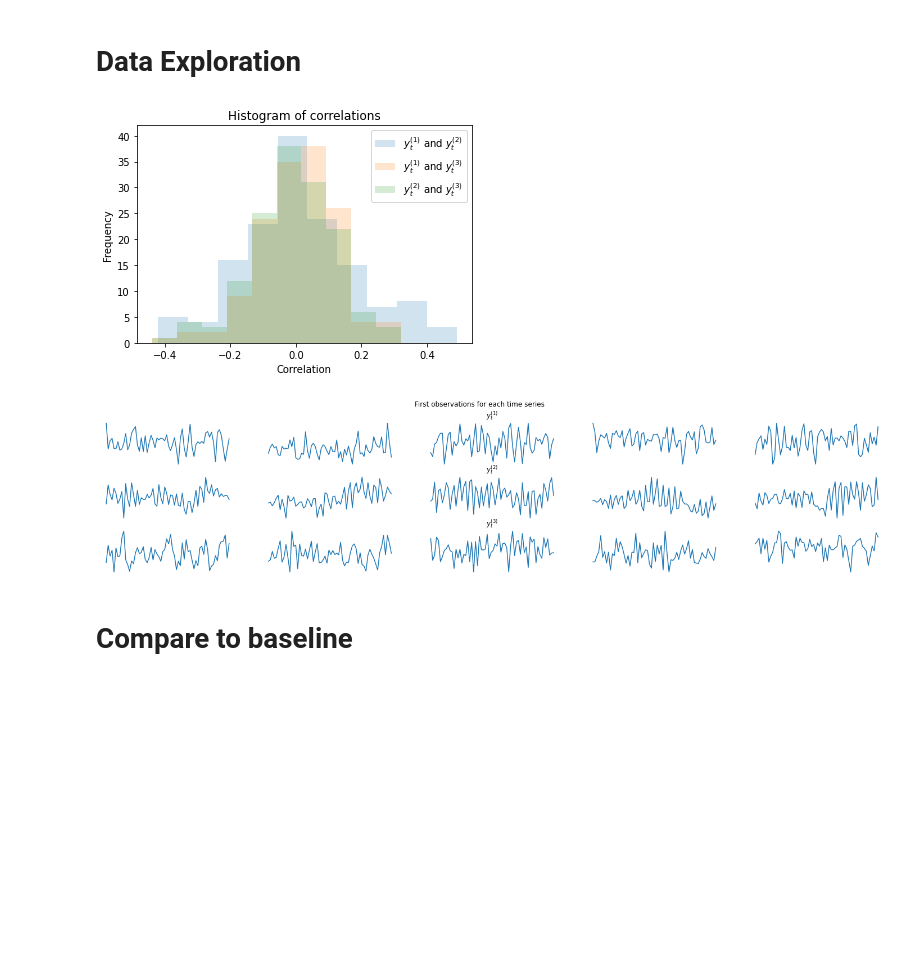
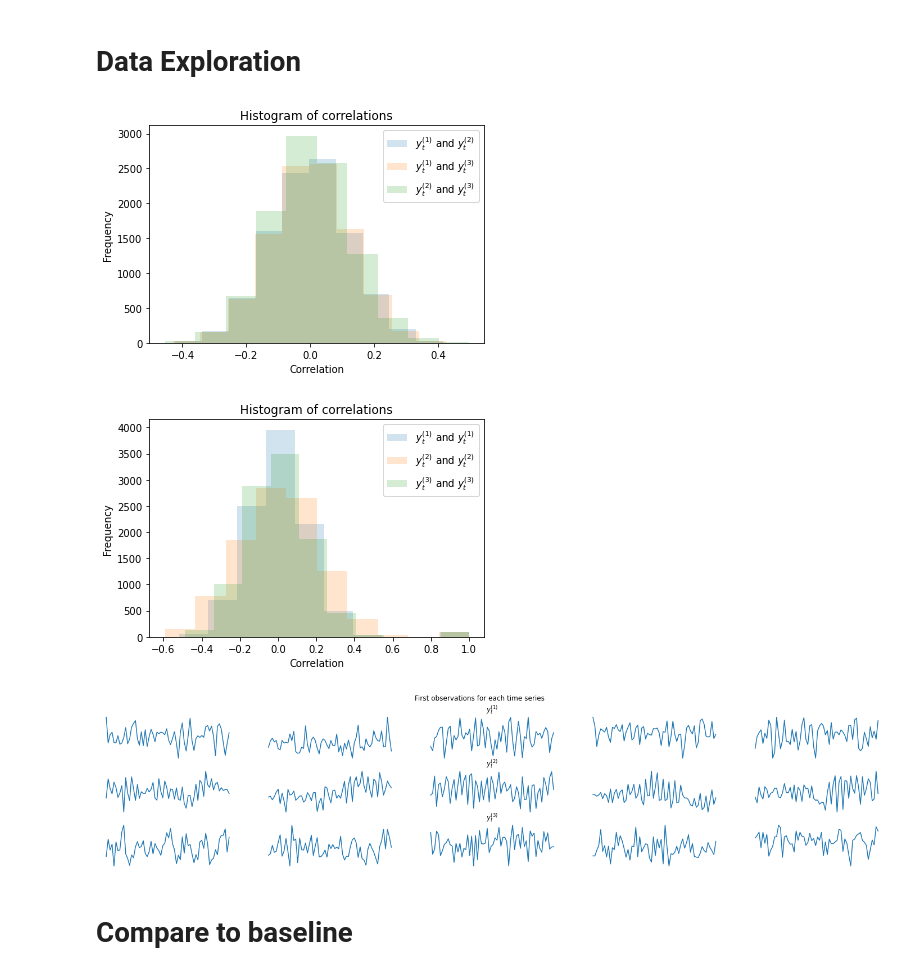
Before and after one commit to tonibofarull/TSAutoencoder, a Jupyter notebook: src/main.ipynb, the cells around one changed output. Saved outputs shown, nothing was run; the diff lists cells and outputs as text; code cells hidden in the pictures; blank space fills up the shorter version.

```diff
--- a/src/main.ipynb
+++ b/src/main.ipynb
@@ -69,0 +78,8 @@ shape of X_train, X_valid, X_test: torch.Size([1000, 1, 65]) torch.Size([100, 1,
+# %%
+num = 100
+cors12a = scipy.stats.spearmanr(X1[:num,0,:-1], X2[:num,0,:-1], axis=1).correlation
+plt.hist(cors12a[:num,num:], label=r"$y_t^{(1)}$ and $y_t^{(2)}$", alpha=0.2)
+
+r, c = np.triu_indices(cors12a.shape[0],1)
+plt.hist(cors12a[r,c], label=r"$y_t^{(1)}$ and $y_t^{(3)}$", alpha=0.2)
+plt.legend()
@@ -69,0 +89,2 @@ shape of X_train, X_valid, X_test: torch.Size([1000, 1, 65]) torch.Size([100, 1,
+# %%
+r, c = np.triu_indices(cors12a.shape[0],1)
@@ -70,42 +128,50 @@ shape of X_train, X_valid, X_test: torch.Size([1000, 1, 65]) torch.Size([100, 1,
 # %% [markdown]
 # Data Exploration
 # %%
-cors12 = scipy.stats.spearmanr(X1[0:10,0,:-1], X2[0:10,0,:-1], axis=1).correlation
-cors12 = [cors12[i,j] for j in range(10,20) for i in range(j)]
-plt.hist(cors12, label=r"$y_t^{(1)}$ and $y_t^{(2)}$", alpha=0.2)
+num = 100
 
-cors13 = scipy.stats.spearmanr(X1[0:10,0,:-1], X3[0:10,0,:-1], axis=1).correlation
-cors13 = [cors13[i,j] for j in range(10,20) for i in range(j)]
-plt.hist(cors13, label=r"$y_t^{(1)}$ and $y_t^{(3)}$", alpha=0.2)
+def plot_hist(Xa, Xb, label, num):
+    cors = scipy.stats.spearmanr(Xa[:num,0,:-1], Xb[:num,0,:-1], axis=1).correlation
+    plt.hist(cors[:num,num:].flatten(), label=label, alpha=0.2)
 
-cors23 = scipy.stats.spearmanr(X2[0:10,0,:-1], X3[0:10,0,:-1], axis=1).correlation
-cors23 = [cors23[i,j] for j in range(10,20) for i in range(j)]
-plt.hist(cors23, label=r"$y_t^{(2)}$ and $y_t^{(3)}$", alpha=0.2)
+plot_hist(X1, X2, r"$y_t^{(1)}$ and $y_t^{(2)}$", 100)
+plot_hist(X1, X3, r"$y_t^{(1)}$ and $y_t^{(3)}$", 100)
+plot_hist(X2, X3, r"$y_t^{(2)}$ and $y_t^{(3)}$", 100)
+plt.xlabel("Correlation")
+plt.ylabel("Frequency")
+plt.title("Histogram of correlations")
+plt.legend()
+plt.show()
+
+plot_hist(X1, X1, r"$y_t^{(1)}$ and $y_t^{(1)}$", 100)
+plot_hist(X2, X2, r"$y_t^{(2)}$ and $y_t^{(2)}$", 100)
+plot_hist(X3, X3, r"$y_t^{(3)}$ and $y_t^{(3)}$", 100)
 plt.xlabel("Correlation")
 plt.ylabel("Frequency")
 plt.title("Histogram of correlations")
 plt.legend()
 plt.show()
 
 n_plots = 5
 fig, axs = plt.subplots(nrows=3, ncols=n_plots, figsize=(25,5))
 for i in range(3):
     for j in range(n_plots):
         axs[i,j].axis("off")
         if i == 0:
             axs[0,j].plot(X1[j,0])
         elif i == 1:
             axs[1,j].plot(X2[j,0])
         else:
             axs[2,j].plot(X3[j,0])
 
 axs[0,n_plots//2].set_title(r"$y_t^{(1)}$")
 axs[1,n_plots//2].set_title(r"$y_t^{(2)}$")
 axs[2,n_plots//2].set_title(r"$y_t^{(3)}$")
 _ = plt.suptitle("First observations for each time series")
 # %% [output]
-[figure, old version]
+[figure, new version]
-[figure, old version]
+[figure, new version]
+[figure, added]
 # %% [markdown]
 # Compare to baseline
 # %%
```
Also changed, not shown: parts of 12 cells of this notebook, 5 other files.
